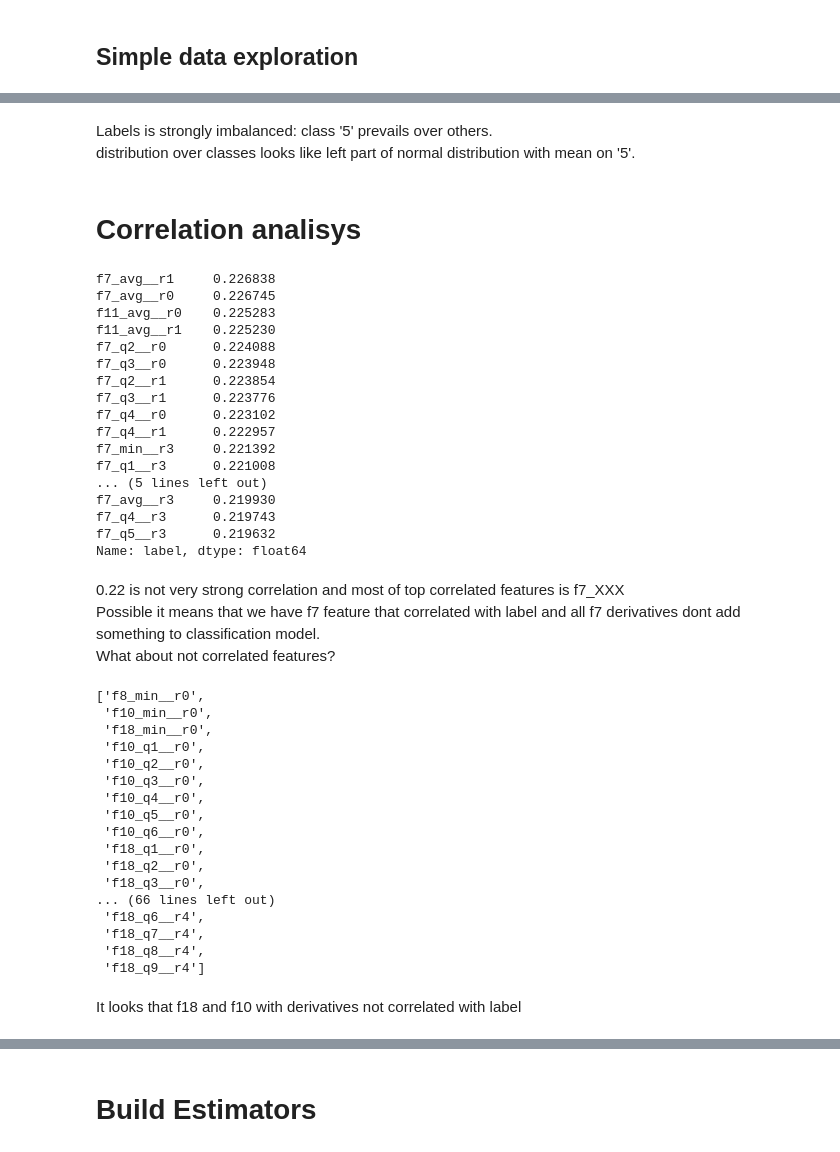
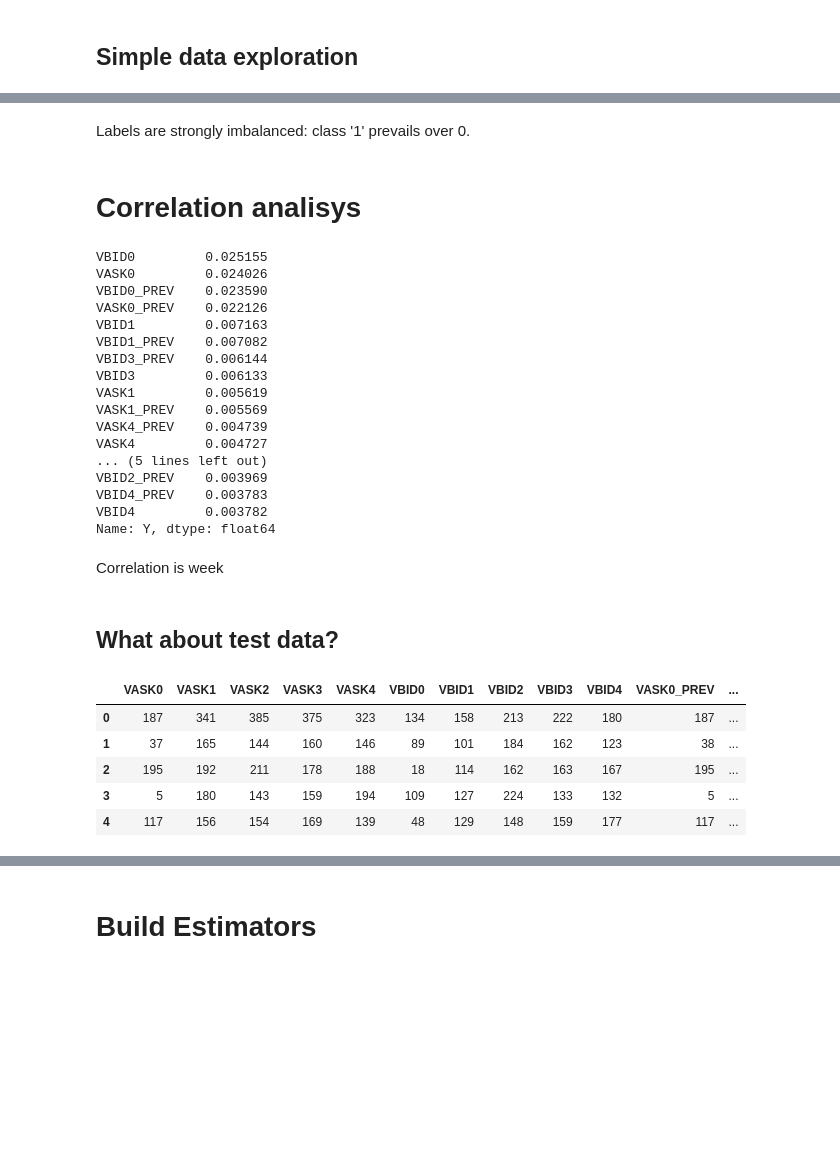
Before and after one commit to gitgash/test_qa, a Jupyter notebook: test_estimator.ipynb, the cells around one changed output, grey strips where cells are left out. Saved outputs shown, nothing was run; the diff lists cells and outputs as text; code cells hidden in the pictures; blank space fills up the shorter version.

```diff
--- a/test_estimator.ipynb
+++ b/test_estimator.ipynb
@@ -167,57 +187,42 @@ Name: label, dtype: float64
-# %% [markdown]
-Labels is strongly imbalanced: class '5' prevails over others.
-distribution over classes looks like left part of normal distribution with mean on '5'.
+# %% [markdown]
+Labels are strongly imbalanced: class '1' prevails over 0.
 # %% [markdown]
 # Correlation analisys
 # %%
 # calculate correlation matrix and get 'label' correlation column
-df_num_corr = df.corr()['label'][:-1]
+df_num_corr = train_df.corr()['Y'][:-1]
 # get absolute value of correlation
 abs_corr = abs(df_num_corr)
 # sort and get top 20
 abs_corr.sort_values(ascending=False).head(20)
 # %% [output]
-f7_avg__r1     0.226838
-f7_avg__r0     0.226745
-f11_avg__r0    0.225283
-f11_avg__r1    0.225230
-f7_q2__r0      0.224088
-f7_q3__r0      0.223948
-f7_q2__r1      0.223854
-f7_q3__r1      0.223776
-f7_q4__r0      0.223102
-f7_q4__r1      0.222957
-f7_min__r3     0.221392
-f7_q1__r3      0.221008
+VBID0         0.025155
+VASK0         0.024026
+VBID0_PREV    0.023590
+VASK0_PREV    0.022126
+VBID1         0.007163
+VBID1_PREV    0.007082
+VBID3_PREV    0.006144
+VBID3         0.006133
+VASK1         0.005619
+VASK1_PREV    0.005569
+VASK4_PREV    0.004739
+VASK4         0.004727
 ... (5 lines left out)
-f7_avg__r3     0.219930
-f7_q4__r3      0.219743
-f7_q5__r3      0.219632
-Name: label, dtype: float64
+VBID2_PREV    0.003969
+VBID4_PREV    0.003783
+VBID4         0.003782
+Name: Y, dtype: float64
-# %% [markdown]
-0.22 is not very strong correlation and most of top correlated features is f7_XXX
-Possible it means that we have f7 feature that correlated with label and all f7 derivatives dont add something to classification model.
-What about not correlated features?
-# %%
-no_corr_list = abs_corr[abs_corr.isna()].index.values.tolist()
-no_corr_list
-# %% [output]
-['f8_min__r0',
- 'f10_min__r0',
- 'f18_min__r0',
- 'f10_q1__r0',
- 'f10_q2__r0',
- 'f10_q3__r0',
- 'f10_q4__r0',
- 'f10_q5__r0',
- 'f10_q6__r0',
- 'f18_q1__r0',
- 'f18_q2__r0',
- 'f18_q3__r0',
-... (66 lines left out)
- 'f18_q6__r4',
- 'f18_q7__r4',
- 'f18_q8__r4',
- 'f18_q9__r4']
-# %% [markdown]
-It looks that f18 and f10 with derivatives not correlated with label
+# %% [markdown]
+Correlation is week
+# %% [markdown]
+## What about test data?
+# %%
+test_df.head()
+# %% [output]
+|  | VASK0 | VASK1 | VASK2 | VASK3 | VASK4 | VBID0 | VBID1 | VBID2 | VBID3 | VBID4 | VASK0_PREV | ... |
+| 0 | 187 | 341 | 385 | 375 | 323 | 134 | 158 | 213 | 222 | 180 | 187 | ... |
+| 1 | 37 | 165 | 144 | 160 | 146 | 89 | 101 | 184 | 162 | 123 | 38 | ... |
+| 2 | 195 | 192 | 211 | 178 | 188 | 18 | 114 | 162 | 163 | 167 | 195 | ... |
+| 3 | 5 | 180 | 143 | 159 | 194 | 109 | 127 | 224 | 133 | 132 | 5 | ... |
+| 4 | 117 | 156 | 154 | 169 | 139 | 48 | 129 | 148 | 159 | 177 | 117 | ... |
```
Also changed, not shown: parts of 24 cells of this notebook.
